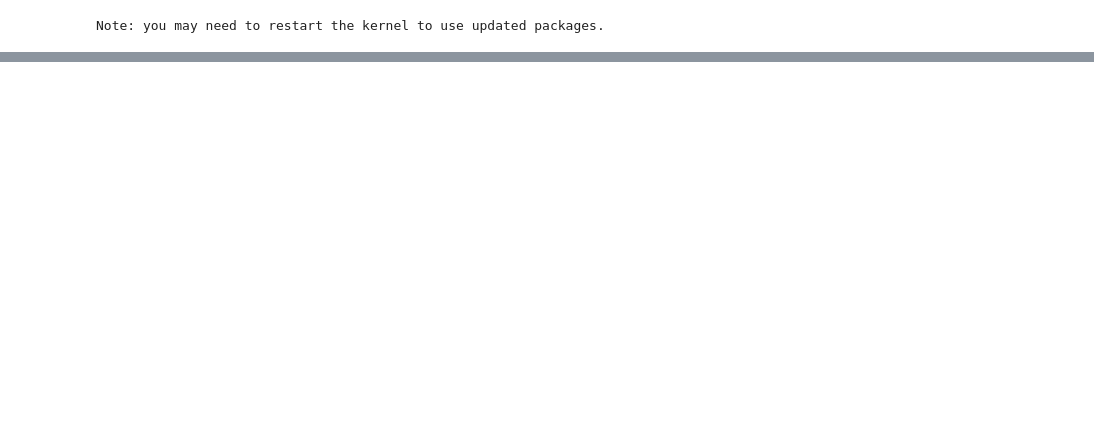
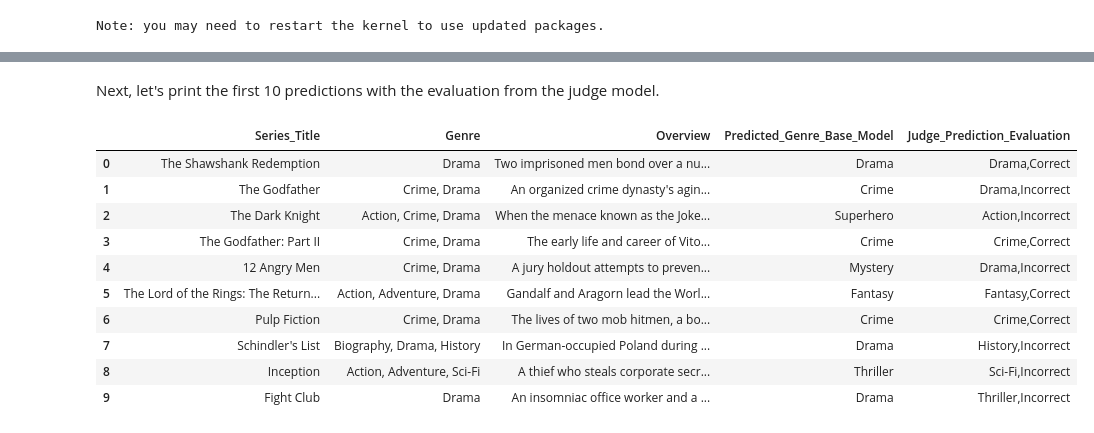
Before and after one commit to kluster-ai/klusterai-cookbook, a Jupyter notebook: examples/llm-as-a-judge.ipynb, the cells around one changed output, grey strips where cells are left out. Drawn from its saved outputs; the diff is of its cells as text; code cells hidden in the pictures; blank space fills up the shorter version.

```diff
--- a/examples/llm-as-a-judge.ipynb
+++ b/examples/llm-as-a-judge.ipynb
@@ -330,0 +147,11 @@ Although the ground truth accuracy is not exactly identical to the evaluation pr
+# %%
+# Create batch job with completions endpoint
+def create_batch_job(file_id):
+  batch_job = client.batches.create(
+    input_file_id=file_id,
+    endpoint="/v1/chat/completions",
+    completion_window="24h"
+  )
+
+  print(f"Batch job created with ID {batch_job.id}")
+  return batch_job
@@ -330,0 +247,31 @@ Although the ground truth accuracy is not exactly identical to the evaluation pr
+# %%
+# System prompt
+SYSTEM_PROMPT_BASE = """
+    You are a helpful assistant who classifies movie genres based on the provided description. Choose one of the following options:
+    Action, Adventure, Animation, Biography, Comedy, Crime, Drama, Family, Fantasy, Film-Noir, History, Horror, Music, Musical, Mystery, Romance, Sci-Fi, Sport, Thriller, War, Western.
+    Provide your response as a single word with the matching genre. Don't include punctuation.
+    """
+
+# Model
+model_name = "Llama3.1-8B-Base"
+model = "klusterai/Meta-Llama-3.1-8B-Instruct-Turbo"
+
+# Create batch file
+batch_list = []
+for index, row in df.iterrows():
+    content = row["Overview"]
+    batch_list.append(create_batch_file(index, model, SYSTEM_PROMPT_BASE, content))
+filename = save_batch_file(batch_list, model_name)
+print(f"Batch file created {filename}")
+
+# Upload batch file
+batch_file = upload_batch_file(filename)
+
+# Create batch job
+batch_job = create_batch_job(batch_file.id)
+
+# Monitor batch job
+monitor_batch_job(batch_job)
+
+# Save results
+df['Predicted_Genre_Base_Model'] = retrieve_results(batch_job)
@@ -330,0 +374,17 @@ Although the ground truth accuracy is not exactly identical to the evaluation pr
+# %% [markdown]
+Next, let's print the first 10 predictions with the evaluation from the judge model.
+# %%
+# Print the first 10 judge evaluations
+df.head(10)
+# %% [output]
+|  | Series_Title | Genre | Overview | Predicted_Genre_Base_Model | Judge_Prediction_Evaluation |
+| 0 | The Shawshank Redemption | Drama | Two imprisoned men bond over a nu... | Drama | Drama,Correct |
+| 1 | The Godfather | Crime, Drama | An organized crime dynasty's agin... | Crime | Drama,Incorrect |
+| 2 | The Dark Knight | Action, Crime, Drama | When the menace known as the Joke... | Superhero | Action,Incorrect |
+| 3 | The Godfather: Part II | Crime, Drama | The early life and career of Vito... | Crime | Crime,Correct |
+| 4 | 12 Angry Men | Crime, Drama | A jury holdout attempts to preven... | Mystery | Drama,Incorrect |
+| 5 | The Lord of the Rings: The Return... | Action, Adventure, Drama | Gandalf and Aragorn lead the Worl... | Fantasy | Fantasy,Correct |
+| 6 | Pulp Fiction | Crime, Drama | The lives of two mob hitmen, a bo... | Crime | Crime,Correct |
+| 7 | Schindler's List | Biography, Drama, History | In German-occupied Poland during ... | Drama | History,Incorrect |
+| 8 | Inception | Action, Adventure, Sci-Fi | A thief who steals corporate secr... | Thriller | Sci-Fi,Incorrect |
+| 9 | Fight Club | Drama | An insomniac office worker and a ... | Drama | Thriller,Incorrect |
```
Also changed, not shown: parts of 60 cells of this notebook, 14 other files.
